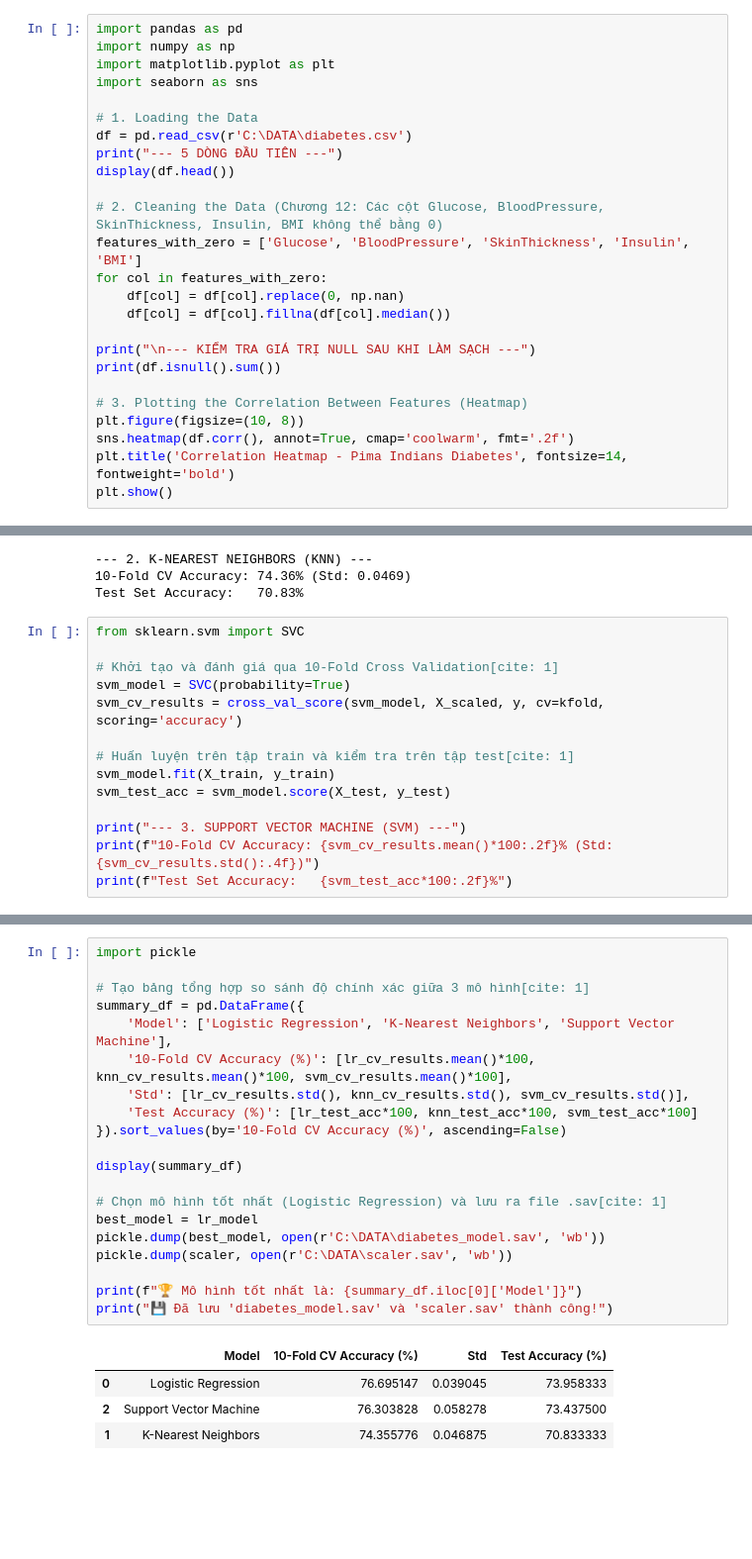
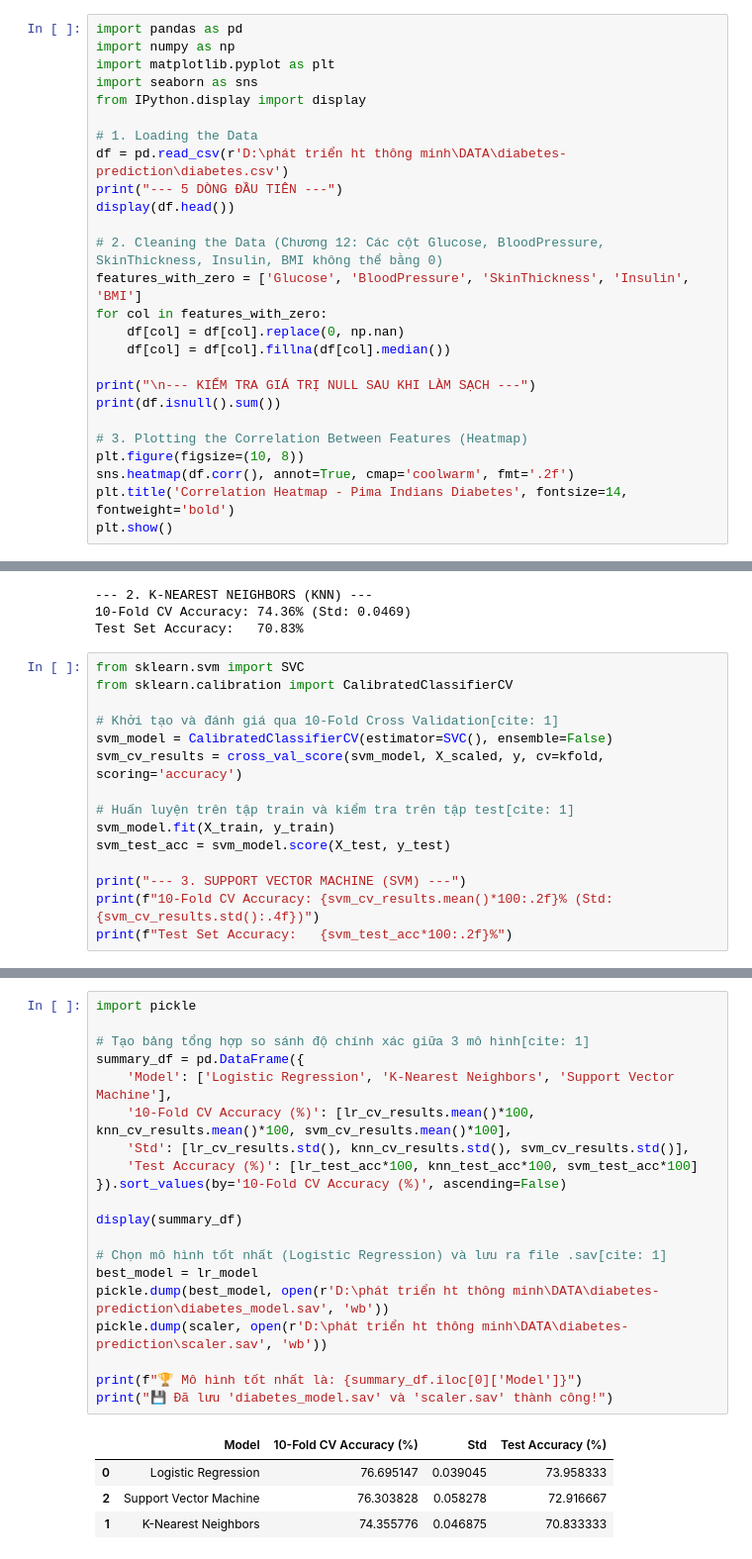
Before and after one commit to nbvhung/diabetes-prediction, a Jupyter notebook: diabetes.ipynb, the cells around one changed output, grey strips where cells are left out. Shown at 99% size. Drawn from its saved outputs; the diff is of its cells as text; blank space fills up the shorter version.

```diff
--- a/diabetes.ipynb
+++ b/diabetes.ipynb
@@ -3,9 +3,10 @@ import pandas as pd
 import numpy as np
 import matplotlib.pyplot as plt
 import seaborn as sns
+from IPython.display import display
 
 # 1. Loading the Data
-df = pd.read_csv(r'C:\DATA\diabetes.csv')
+df = pd.read_csv(r'D:\phát triển ht thông minh\DATA\diabetes-prediction\diabetes.csv')
 print("--- 5 DÒNG ĐẦU TIÊN ---")
 display(df.head())
 
@@ -103,9 +104,10 @@ print(f"Test Set Accuracy:   {knn_test_acc*100:.2f}%")
 Test Set Accuracy:   70.83%
 # %%
 from sklearn.svm import SVC
+from sklearn.calibration import CalibratedClassifierCV
 
 # Khởi tạo và đánh giá qua 10-Fold Cross Validation[cite: 1]
-svm_model = SVC(probability=True)
+svm_model = CalibratedClassifierCV(estimator=SVC(), ensemble=False)
 svm_cv_results = cross_val_score(svm_model, X_scaled, y, cv=kfold, scoring='accuracy')
 
 # Huấn luyện trên tập train và kiểm tra trên tập test[cite: 1]
@@ -122,27 +124,27 @@ Test Set Accuracy:   73.44%
 # %%
 import pickle
 
 # Tạo bảng tổng hợp so sánh độ chính xác giữa 3 mô hình[cite: 1]
 summary_df = pd.DataFrame({
     'Model': ['Logistic Regression', 'K-Nearest Neighbors', 'Support Vector Machine'],
     '10-Fold CV Accuracy (%)': [lr_cv_results.mean()*100, knn_cv_results.mean()*100, svm_cv_results.mean()*100],
     'Std': [lr_cv_results.std(), knn_cv_results.std(), svm_cv_results.std()],
     'Test Accuracy (%)': [lr_test_acc*100, knn_test_acc*100, svm_test_acc*100]
 }).sort_values(by='10-Fold CV Accuracy (%)', ascending=False)
 
 display(summary_df)
 
 # Chọn mô hình tốt nhất (Logistic Regression) và lưu ra file .sav[cite: 1]
 best_model = lr_model
-pickle.dump(best_model, open(r'C:\DATA\diabetes_model.sav', 'wb'))
-pickle.dump(scaler, open(r'C:\DATA\scaler.sav', 'wb'))
+pickle.dump(best_model, open(r'D:\phát triển ht thông minh\DATA\diabetes-prediction\diabetes_model.sav', 'wb'))
+pickle.dump(scaler, open(r'D:\phát triển ht thông minh\DATA\diabetes-prediction\scaler.sav', 'wb'))
 
 print(f"🏆 Mô hình tốt nhất là: {summary_df.iloc[0]['Model']}")
 print("💾 Đã lưu 'diabetes_model.sav' và 'scaler.sav' thành công!")
 # %% [output]
 |  | Model | 10-Fold CV Accuracy (%) | Std | Test Accuracy (%) |
 | 0 | Logistic Regression | 76.695147 | 0.039045 | 73.958333 |
-| 2 | Support Vector Machine | 76.303828 | 0.058278 | 73.437500 |
+| 2 | Support Vector Machine | 76.303828 | 0.058278 | 72.916667 |
 | 1 | K-Nearest Neighbors | 74.355776 | 0.046875 | 70.833333 |
 🏆 Mô hình tốt nhất là: Logistic Regression
 💾 Đã lưu 'diabetes_model.sav' và 'scaler.sav' thành công!
```
Also changed, not shown: parts of 4 cells of this notebook, 3 other files.
